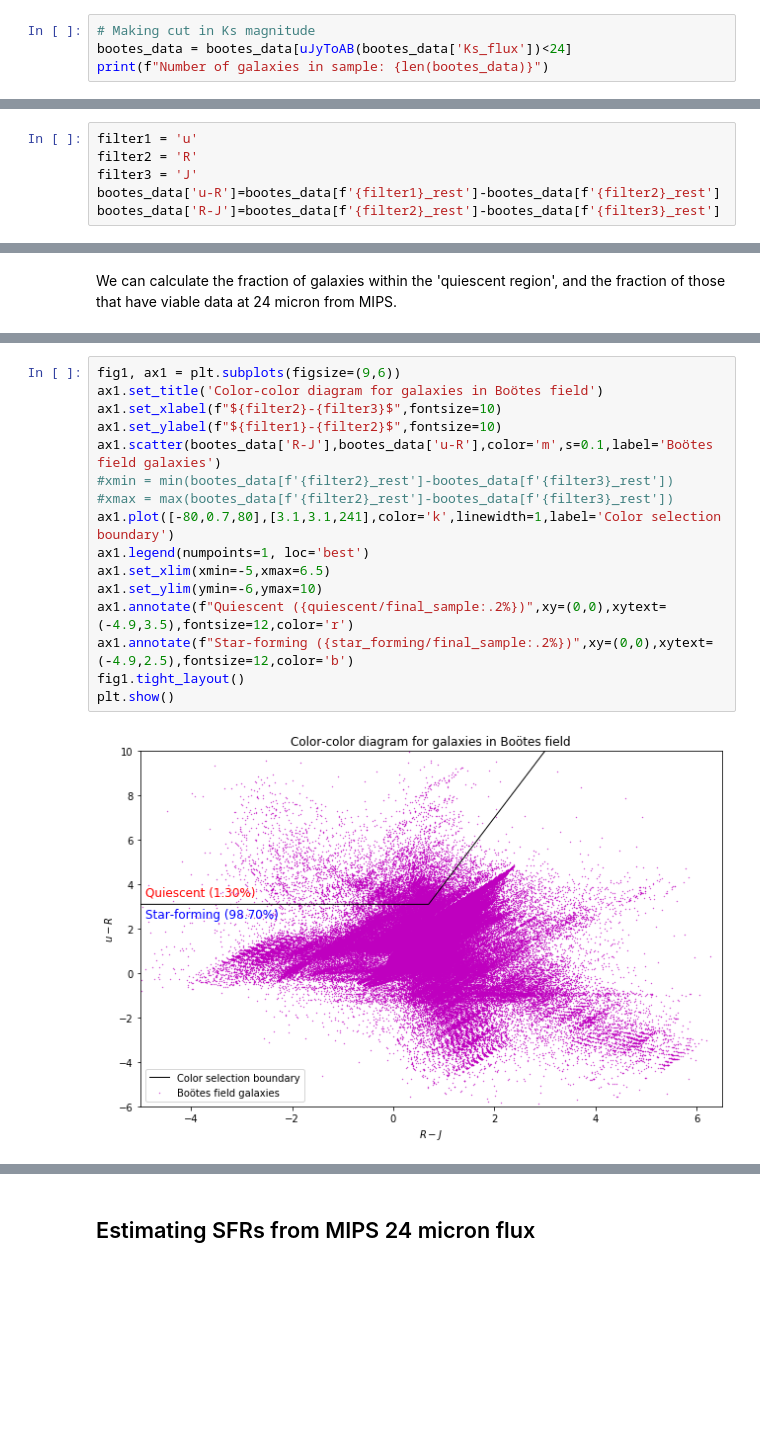
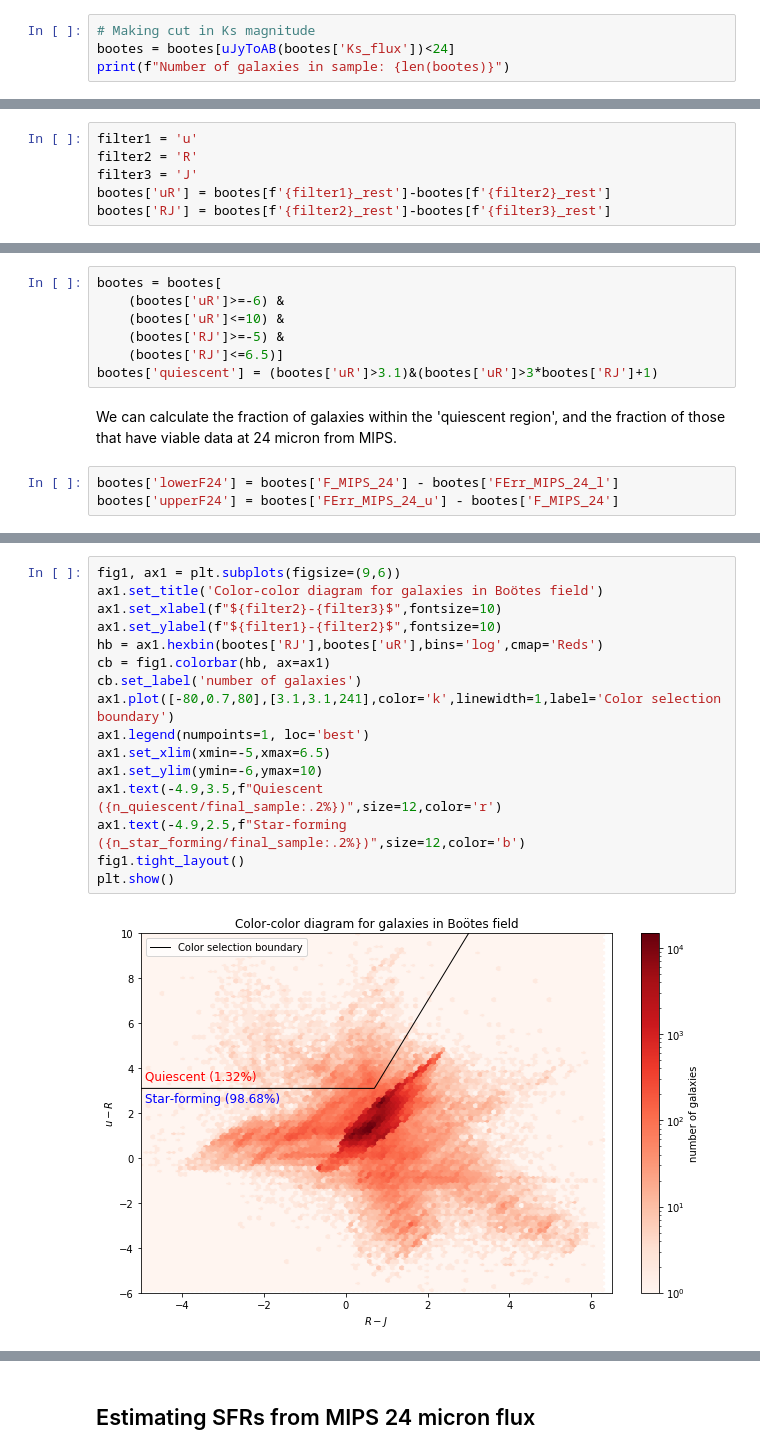
Before and after one commit to Bruno-Rodriguez/quiescent-galaxy, a Jupyter notebook: galaxies_select_SFR_pd.ipynb, the cells around one changed output, grey strips where cells are left out. Cells and saved outputs as stored; diff of their text form; blank space fills up the shorter version.

```diff
--- a/galaxies_select_SFR_pd.ipynb
+++ b/galaxies_select_SFR_pd.ipynb
@@ -124,5 +124,5 @@ Following the sample specifications of Ilbert et al. 2013 and Man et al. 2016, w
 # %%
 # Making cut in Ks magnitude
-bootes_data = bootes_data[uJyToAB(bootes_data['Ks_flux'])<24]
-print(f"Number of galaxies in sample: {len(bootes_data)}")
+bootes = bootes[uJyToAB(bootes['Ks_flux'])<24]
+print(f"Number of galaxies in sample: {len(bootes)}")
 # %% [output]
@@ -135,8 +135,8 @@ By choosing three rest-frame bands (for example, u, R and J), we can define two
 filter1 = 'u'
 filter2 = 'R'
 filter3 = 'J'
-bootes_data['u-R']=bootes_data[f'{filter1}_rest']-bootes_data[f'{filter2}_rest']
-bootes_data['R-J']=bootes_data[f'{filter2}_rest']-bootes_data[f'{filter3}_rest']
+bootes['uR'] = bootes[f'{filter1}_rest']-bootes[f'{filter2}_rest']
+bootes['RJ'] = bootes[f'{filter2}_rest']-bootes[f'{filter3}_rest']
 # %%
 fig1, ax1 = plt.subplots(figsize=(9,6))
 ax1.set_title('Color-color diagram for galaxies in Boötes field')
@@ -164,3 +159,13 @@ bootes_data = bootes_data[
+# %%
+bootes = bootes[
+    (bootes['uR']>=-6) &
+    (bootes['uR']<=10) &
+    (bootes['RJ']>=-5) &
+    (bootes['RJ']<=6.5)]
+bootes['quiescent'] = (bootes['uR']>3.1)&(bootes['uR']>3*bootes['RJ']+1)
 # %% [markdown]
 We can calculate the fraction of galaxies within the 'quiescent region', and the fraction of those that have viable data at 24 micron from MIPS.
+# %%
+bootes['lowerF24'] = bootes['F_MIPS_24'] - bootes['FErr_MIPS_24_l']
+bootes['upperF24'] = bootes['FErr_MIPS_24_u'] - bootes['F_MIPS_24']
 # %%
@@ -241,19 +249,19 @@ Fraction of star forming galaxies with MIPS flux > 80 uJy: 11.88%
 # %%
 fig1, ax1 = plt.subplots(figsize=(9,6))
 ax1.set_title('Color-color diagram for galaxies in Boötes field')
 ax1.set_xlabel(f"${filter2}-{filter3}$",fontsize=10)
 ax1.set_ylabel(f"${filter1}-{filter2}$",fontsize=10)
-ax1.scatter(bootes_data['R-J'],bootes_data['u-R'],color='m',s=0.1,label='Boötes field galaxies')
-#xmin = min(bootes_data[f'{filter2}_rest']-bootes_data[f'{filter3}_rest'])
-#xmax = max(bootes_data[f'{filter2}_rest']-bootes_data[f'{filter3}_rest'])
+hb = ax1.hexbin(bootes['RJ'],bootes['uR'],bins='log',cmap='Reds')
+cb = fig1.colorbar(hb, ax=ax1)
+cb.set_label('number of galaxies')
 ax1.plot([-80,0.7,80],[3.1,3.1,241],color='k',linewidth=1,label='Color selection boundary')
 ax1.legend(numpoints=1, loc='best')
 ax1.set_xlim(xmin=-5,xmax=6.5)
 ax1.set_ylim(ymin=-6,ymax=10)
-ax1.annotate(f"Quiescent ({quiescent/final_sample:.2%})",xy=(0,0),xytext=(-4.9,3.5),fontsize=12,color='r')
-ax1.annotate(f"Star-forming ({star_forming/final_sample:.2%})",xy=(0,0),xytext=(-4.9,2.5),fontsize=12,color='b')
+ax1.text(-4.9,3.5,f"Quiescent ({n_quiescent/final_sample:.2%})",size=12,color='r')
+ax1.text(-4.9,2.5,f"Star-forming ({n_star_forming/final_sample:.2%})",size=12,color='b')
 fig1.tight_layout()
 plt.show()
 # %% [output]
-[figure, old version]
+[figure, new version]
 # %% [markdown]
```
Also changed, not shown: parts of 43 cells of this notebook.
